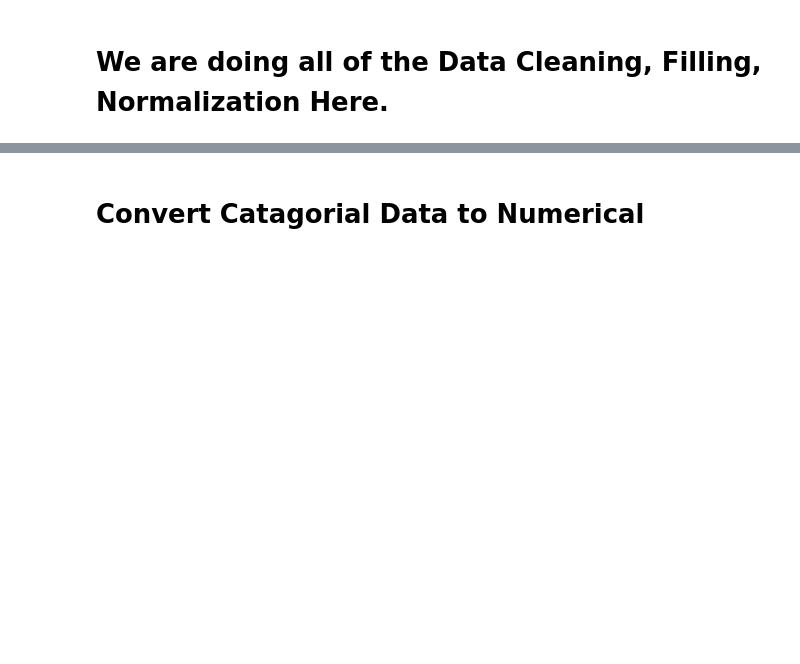
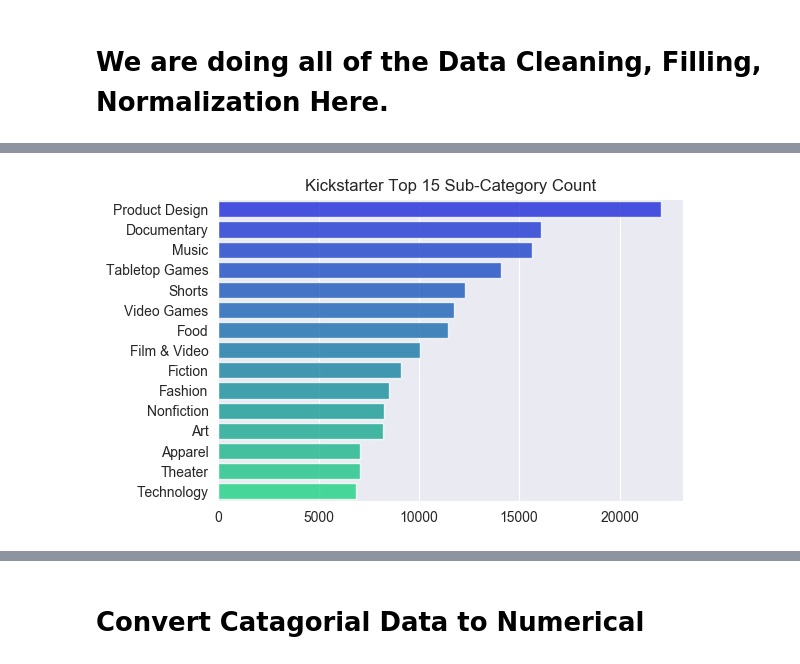
Before and after one commit to ramonidea/370_project, a Jupyter notebook: Data Prep.ipynb, the cells around one changed output, grey strips where cells are left out. Drawn from its saved outputs; the diff is of its cells as text; code cells hidden in the pictures; blank space fills up the shorter version.

```diff
--- a/Data Prep.ipynb
+++ b/Data Prep.ipynb
@@ -10,0 +52,14 @@ data = pd.read_csv('./Data/ks-projects-201801.csv',index_col=[0])
+# %%
+cats = data.category.value_counts().head(15)
+
+x = cats.values
+y = cats.index
+
+fig = plt.figure(dpi=100)
+ax = fig.add_subplot(111)
+ax = sns.barplot(y=y, x=x, orient='h', palette="winter", alpha=0.8)
+
+plt.title('Kickstarter Top 15 Sub-Category Count')
+plt.show()
+# %% [output]
+[figure, added]
```
Also changed, not shown: parts of 23 cells of this notebook.
